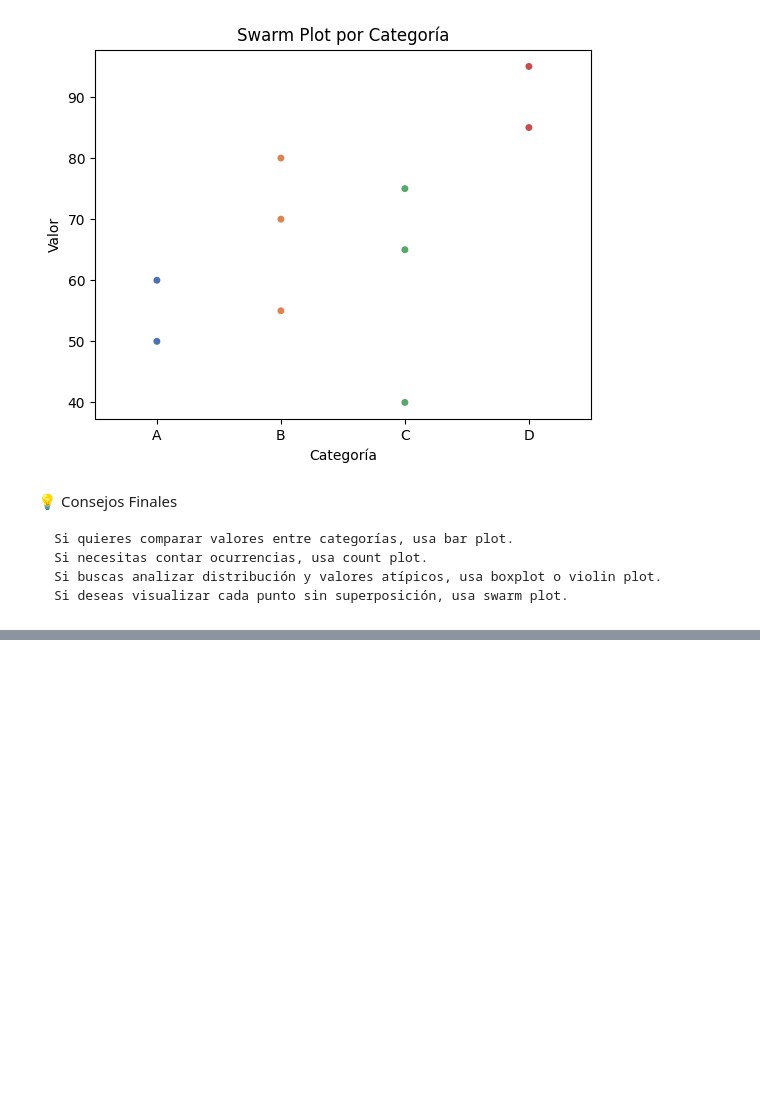
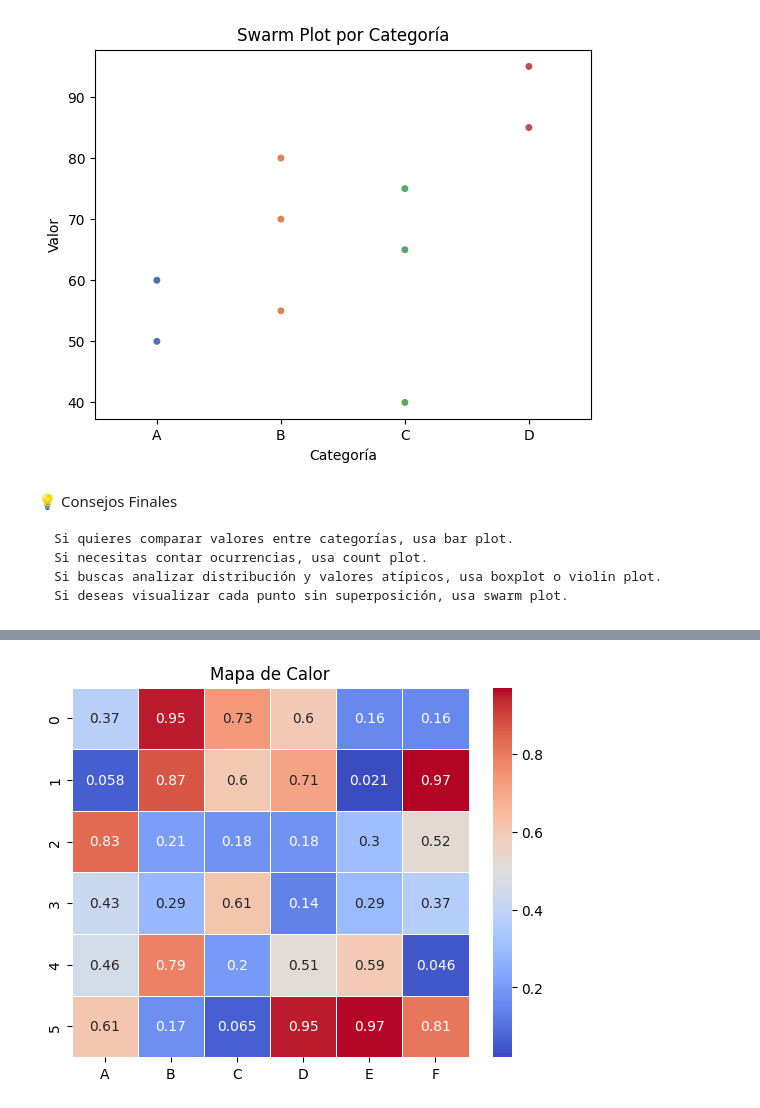
Before and after one commit to jorgesislema/python-mastery, a Jupyter notebook: 03-Data_Science_e_IA/Gráficos en Seaborn.ipynb, the cells around one changed output, grey strips where cells are left out. Cells and saved outputs as stored; diff of their text form; code cells hidden in the pictures; blank space fills up the shorter version.

```diff
--- a/03-Data_Science_e_IA/Gráficos en Seaborn.ipynb
+++ b/03-Data_Science_e_IA/Gráficos en Seaborn.ipynb
@@ -551,0 +581,16 @@ Passing `palette` without assigning `hue` is deprecated and will be removed in v
+# %%
+import seaborn as sns
+import pandas as pd
+import numpy as np
+import matplotlib.pyplot as plt
+
+# Crear matriz de correlación de datos aleatorios
+np.random.seed(42)
+df = pd.DataFrame(np.random.rand(6, 6), columns=list("ABCDEF"))
+
+# Crear heatmap
+sns.heatmap(df, annot=True, cmap="coolwarm", linewidths=0.5)
+plt.title("Mapa de Calor")
+plt.show()
+# %% [output]
+[figure, added]
```
Also changed, not shown: parts of 7 cells of this notebook.
